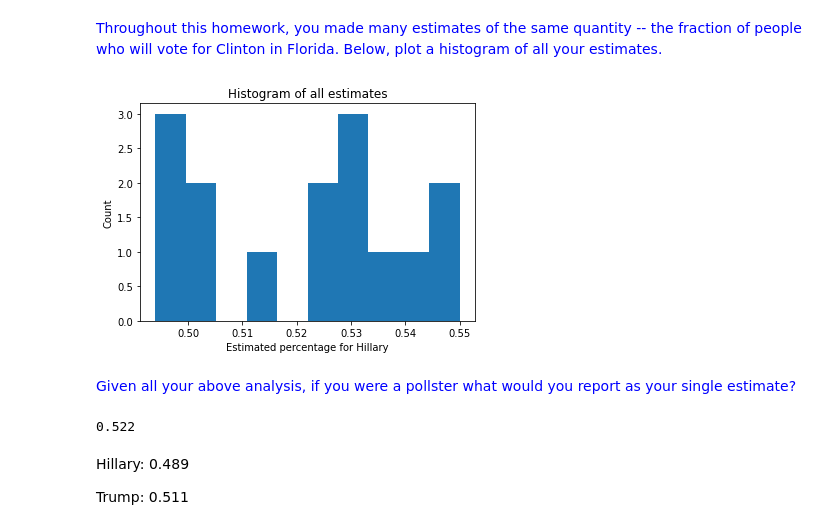
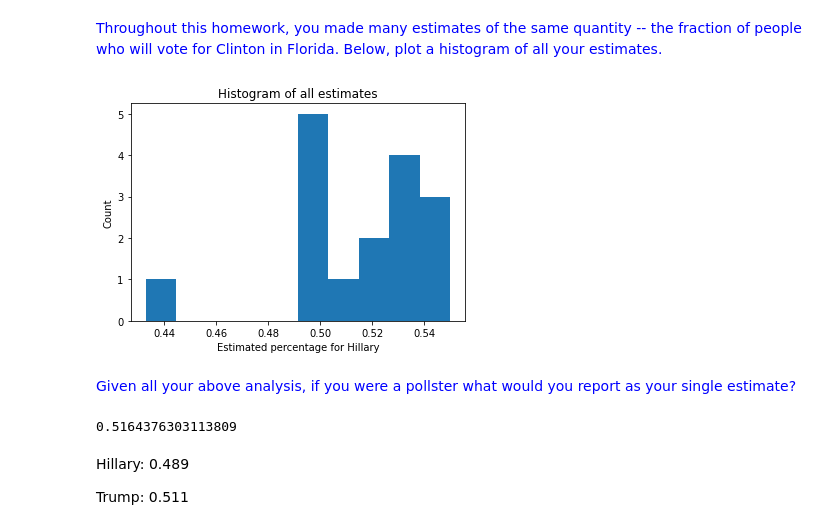
Before and after one commit to Fabio752/Applied-Data-Science, a Jupyter notebook: HW1/HW1_assignment.ipynb, the cells around one changed output. Saved outputs shown, nothing was run; the diff lists cells and outputs as text; code cells hidden in the pictures.

```diff
--- a/HW1/HW1_assignment.ipynb
+++ b/HW1/HW1_assignment.ipynb
@@ -73,7 +73,7 @@ For the product price question, I would change it to multiple "would you be comf
 import pandas as pd
 import numpy as np
 # %%
-dfpoll = pd.read_csv('polling_data_hw1.csv') # raw polling data
+dfpoll = pd.read_csv('./data/polling_data_hw1.csv') # raw polling data
 dfpoll.head()
 # %% [output]
 |  | candidate | age | gender | party | race | education |
@@ -83,7 +83,7 @@ dfpoll.head()
 | 3 | Hillary Clinton | 65+ | Female | Democrat | White | College |
 | 4 | Donald Trump | 65+ | Female | Republican | White | High School |
 # %%
-dfdemographic = pd.read_csv('florida_proportions_hw1.csv') # proportions of population
+dfdemographic = pd.read_csv('./data/florida_proportions_hw1.csv') # proportions of population
 dfdemographic.head()
 # %% [output]
 |  | Electoral_Proportion | Demographic_Type_1 | Demographic_Type_2 | Demographic_1 | Demographic_2 |
@@ -359,7 +374,8 @@ As an example output, here's the results for two other pairs of demographics:
 # %%
 demo_groups = dfpoll.columns[1:]
 
-dim_marginal_join_weighting = pd.DataFrame(columns = ['Weighted By', 'And', 'Hillary(Marg)', 'Trump(Marg)', 'Hillary(Join)', 'Trump(Join)'])
+dim_marginal_join_weighting = pd.DataFrame(columns = ['Weighted By', 'And', 'Hillary(Marg)', \
+                                                      'Trump(Marg)', 'Hillary(Join)', 'Trump(Join)'])
 
 for dgroup2 in ["party", "race"]:
     dgroup1 = "gender"
@@ -410,5 +426,5 @@ for dgroup2 in ["party", "race"]:
                              }, ignore_index = True \
                              )
 
-dim_marginal_join_weighting
+display_sbs(dim_marginal_join_weighting, titles = ['2D Marginal'])
 # %% [output]
@@ -618,3 +628,27 @@ display_sbs(dim_joint_weighting_pred, dim_joint_weighting, \
 ### 5) Bonus points (up to 2 points): Implement full "raking" using all the demographic covariates, i.e., match all the marginals without assuming independence, as opposed to just one or two marginal distributions.
 
 <font color='blue'> You may use existing python packages, such as [here](https://github.com/Quantipy/quantipy3). Another approach would be to use [rpy2](https://rpy2.github.io/doc/latest/html/introduction.html) to call `R`, as there are many well-maintained packages in `R` to analyze polling data. One example is [here](https://www.rdocumentation.org/packages/survey/versions/4.1-1/topics/rake).
+# %%
+hillaryRaked = 0
+trumpRaked = 0
+for i, row in hillaryOrTrumpPolls.iterrows():
+    jointMarg = 1
+    for dgroup in demo_groups:
+        dtype = row[dgroup]
+        if dtype == "Refused": continue
+        elec_dist = dfdemographic[(dfdemographic["Demographic_1"] == dtype) & \
+                                  (dfdemographic["Demographic_2"] != dfdemographic["Demographic_2"]) \
+                                 ]["Electoral_Proportion"]
+        jointMarg *= float(elec_dist)
+
+    if row["candidate"] == "Hillary Clinton":
+        hillaryRaked += jointMarg
+    else :
+        trumpRaked += jointMarg
+
+totalRaked = hillaryRaked + trumpRaked
+full_rake = pd.DataFrame(columns = ['Hillary', 'Trump'])
+full_rake = full_rake.append({'Hillary' : hillaryRaked / totalRaked, \
+                              'Trump':  trumpRaked / totalRaked } , ignore_index = True)
+
+display_sbs(full_rake, titles = ['Full raking final estimate'])
@@ -717,23 +755,24 @@ Moreover, many un-measured covariates could offer great insight in the data, suc
 <font color='blue'> Throughout this homework, you made many estimates of the same quantity -- the fraction of people who will vote for Clinton in Florida. Below, plot a histogram of all your estimates.
 # %%
 combine_all_pred = pd.concat([
+    full_rake['Hillary'], \
     dim_marginal_weighting["Hillary"].astype(float), \
     dim_joint_weighting["Hillary"].astype(float)
 ])
 
 plt.hist(combine_all_pred)
 plt.xlabel("Estimated percentage for Hillary")
 plt.ylabel("Count")
 plt.title("Histogram of all estimates")
 plt.show()
 # %% [output]
-[figure, old version]
+[figure, new version]
 # %% [markdown]
 <font color='blue'> Given all your above analysis, if you were a pollster what would you report as your single estimate?
 # %%
 print(combine_all_pred.mean())
 # %% [output]
-0.522
+0.5164376303113809
 # %% [markdown]
 Hillary: 0.489
 
```
Also changed, not shown: parts of 11 cells of this notebook, 26 other files.
